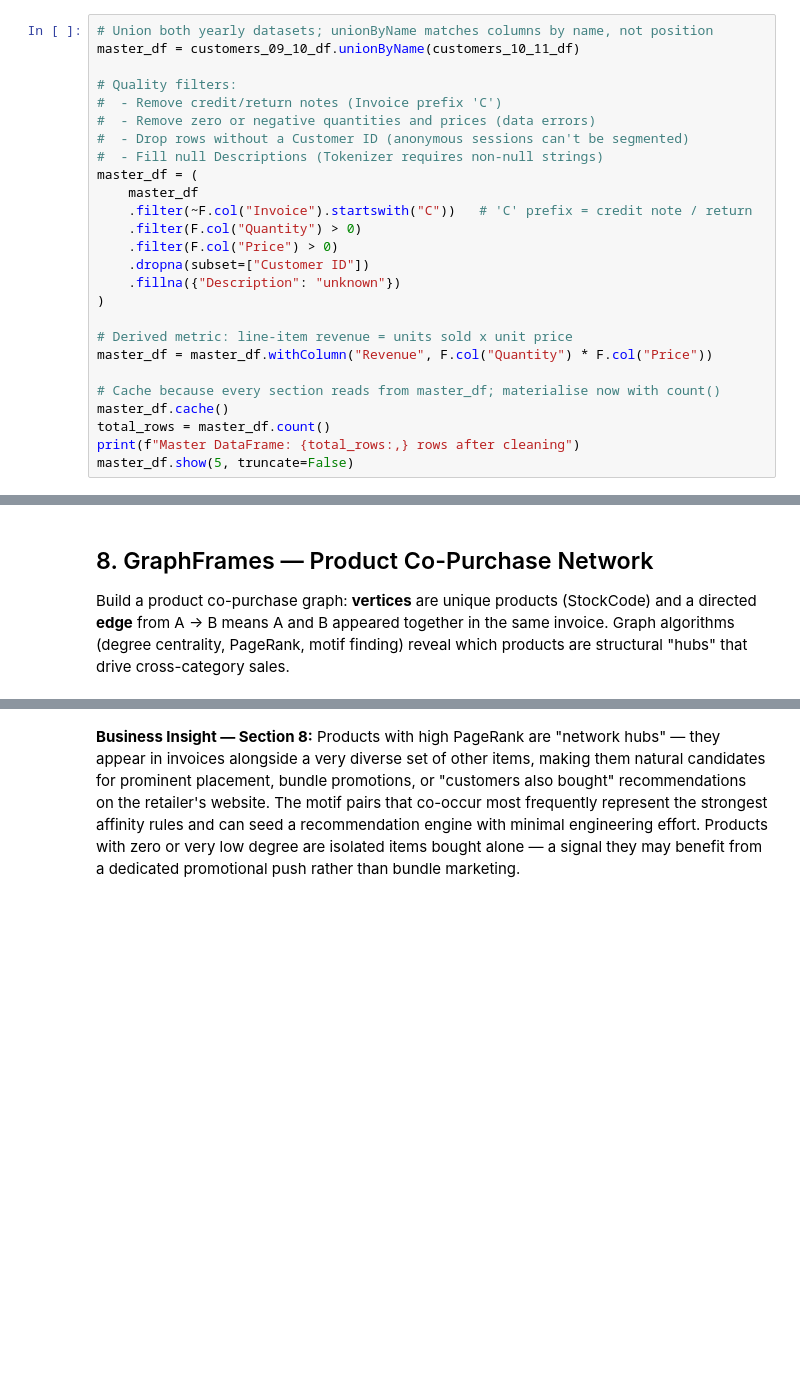
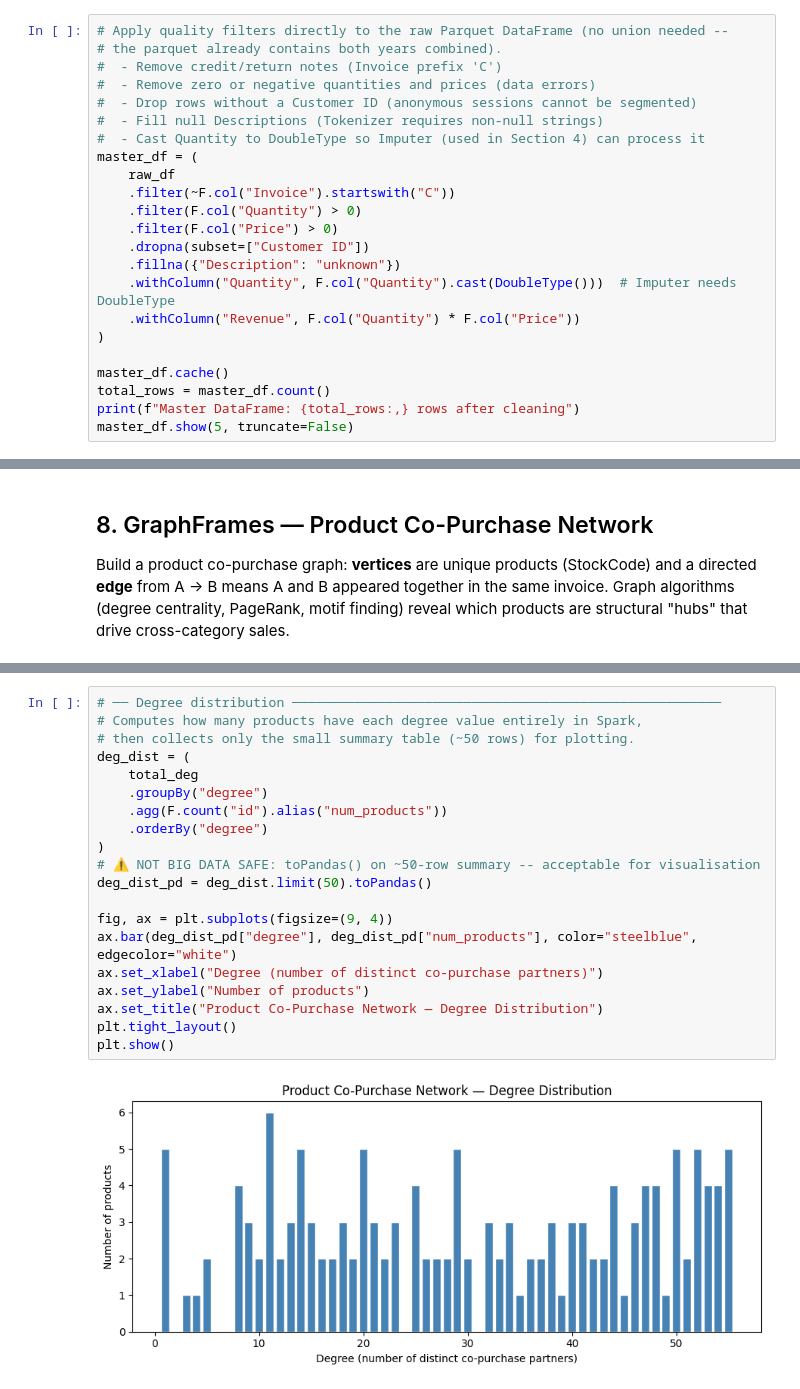
Before and after one commit to luisbdavila/BDA_project, a Jupyter notebook: Notebooks/ml.ipynb, the cells around one changed output, grey strips where cells are left out. Saved outputs shown, nothing was run; the diff lists cells and outputs as text; blank space fills up the shorter version.

Commit message:
Fixed ml.ipynb and switched to parquet data loading instead of pandas

```diff
--- a/Notebooks/ml.ipynb
+++ b/Notebooks/ml.ipynb
@@ -117,25 +119,22 @@ Union both yearly datasets, apply quality filters, add a `Revenue` column, and c
 # %%
-# Union both yearly datasets; unionByName matches columns by name, not position
-master_df = customers_09_10_df.unionByName(customers_10_11_df)
-
-# Quality filters:
+# Apply quality filters directly to the raw Parquet DataFrame (no union needed --
+# the parquet already contains both years combined).
 #  - Remove credit/return notes (Invoice prefix 'C')
 #  - Remove zero or negative quantities and prices (data errors)
-#  - Drop rows without a Customer ID (anonymous sessions can't be segmented)
+#  - Drop rows without a Customer ID (anonymous sessions cannot be segmented)
 #  - Fill null Descriptions (Tokenizer requires non-null strings)
+#  - Cast Quantity to DoubleType so Imputer (used in Section 4) can process it
 master_df = (
-    master_df
-    .filter(~F.col("Invoice").startswith("C"))   # 'C' prefix = credit note / return
+    raw_df
+    .filter(~F.col("Invoice").startswith("C"))
     .filter(F.col("Quantity") > 0)
     .filter(F.col("Price") > 0)
     .dropna(subset=["Customer ID"])
     .fillna({"Description": "unknown"})
+    .withColumn("Quantity", F.col("Quantity").cast(DoubleType()))  # Imputer needs DoubleType
+    .withColumn("Revenue", F.col("Quantity") * F.col("Price"))
 )
 
-# Derived metric: line-item revenue = units sold x unit price
-master_df = master_df.withColumn("Revenue", F.col("Quantity") * F.col("Price"))
-
-# Cache because every section reads from master_df; materialise now with count()
 master_df.cache()
 total_rows = master_df.count()
 print(f"Master DataFrame: {total_rows:,} rows after cleaning")
@@ -1148,2 +1200,22 @@ hub_motifs.show(10, truncate=False)
-# %% [markdown]
-**Business Insight — Section 8:** Products with high PageRank are "network hubs" — they appear in invoices alongside a very diverse set of other items, making them natural candidates for prominent placement, bundle promotions, or "customers also bought" recommendations on the retailer's website. The motif pairs that co-occur most frequently represent the strongest affinity rules and can seed a recommendation engine with minimal engineering effort. Products with zero or very low degree are isolated items bought alone — a signal they may benefit from a dedicated promotional push rather than bundle marketing.
+# %%
+# ── Degree distribution ───────────────────────────────────────────────────────
+# Computes how many products have each degree value entirely in Spark,
+# then collects only the small summary table (~50 rows) for plotting.
+deg_dist = (
+    total_deg
+    .groupBy("degree")
+    .agg(F.count("id").alias("num_products"))
+    .orderBy("degree")
+)
+# ⚠️ NOT BIG DATA SAFE: toPandas() on ~50-row summary -- acceptable for visualisation
+deg_dist_pd = deg_dist.limit(50).toPandas()
+
+fig, ax = plt.subplots(figsize=(9, 4))
+ax.bar(deg_dist_pd["degree"], deg_dist_pd["num_products"], color="steelblue", edgecolor="white")
+ax.set_xlabel("Degree (number of distinct co-purchase partners)")
+ax.set_ylabel("Number of products")
+ax.set_title("Product Co-Purchase Network — Degree Distribution")
+plt.tight_layout()
+plt.show()
+# %% [output]
+[figure, added]
```
Also changed, not shown: parts of 34 cells of this notebook.
